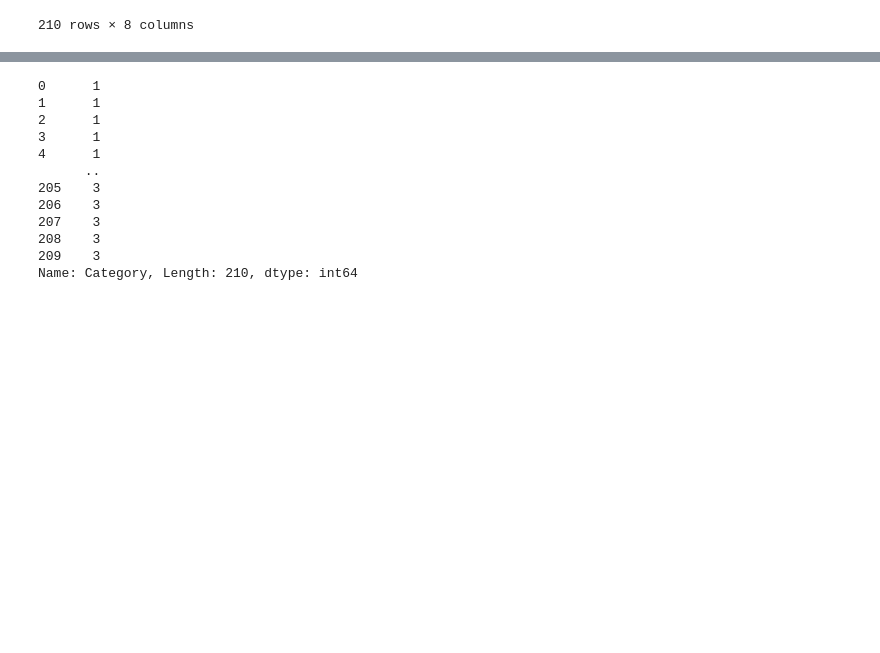
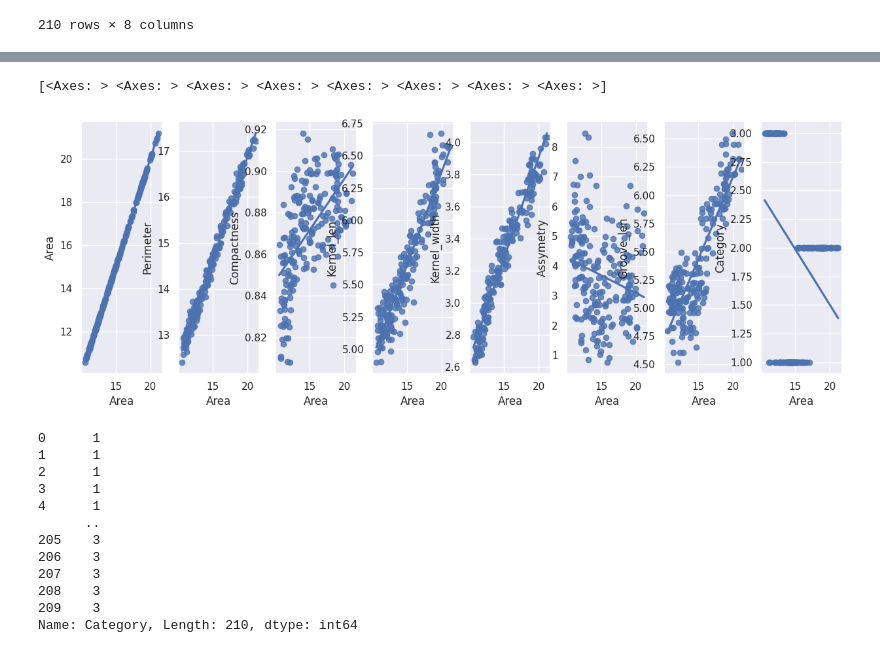
Before and after one commit to khalifardy/library_machine_learning, a Jupyter notebook: coba.ipynb, the cells around one changed output, grey strips where cells are left out. Saved outputs shown, nothing was run; the diff lists cells and outputs as text; code cells hidden in the pictures; blank space fills up the shorter version.

```diff
--- a/coba.ipynb
+++ b/coba.ipynb
@@ -41,3 +31,8 @@ X
+# %%
+vis.regplot('Area')
+# %% [output]
+[<Axes: > <Axes: > <Axes: > <Axes: > <Axes: > <Axes: > <Axes: > <Axes: >]
+[figure, added]
 # %%
 y = df[df.columns[-1]]
 y
```
Also changed, not shown: parts of 13 cells of this notebook, 3 other files.
